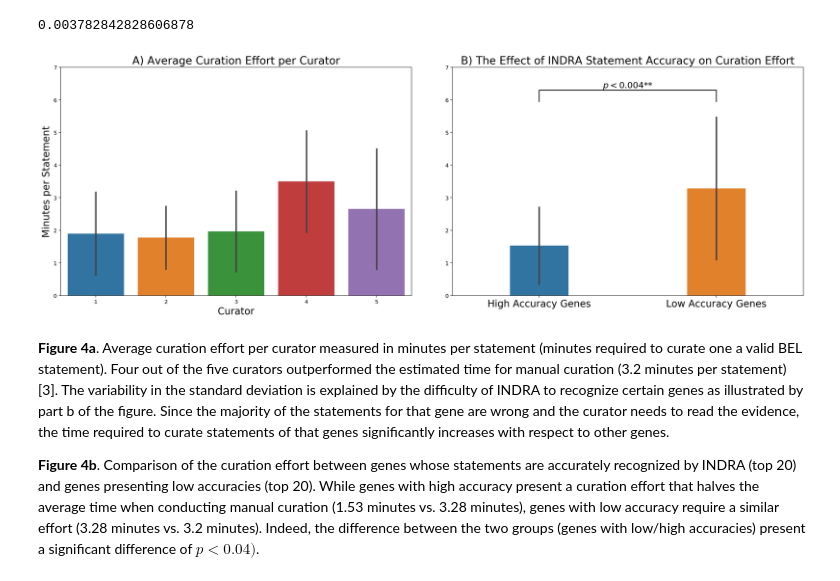
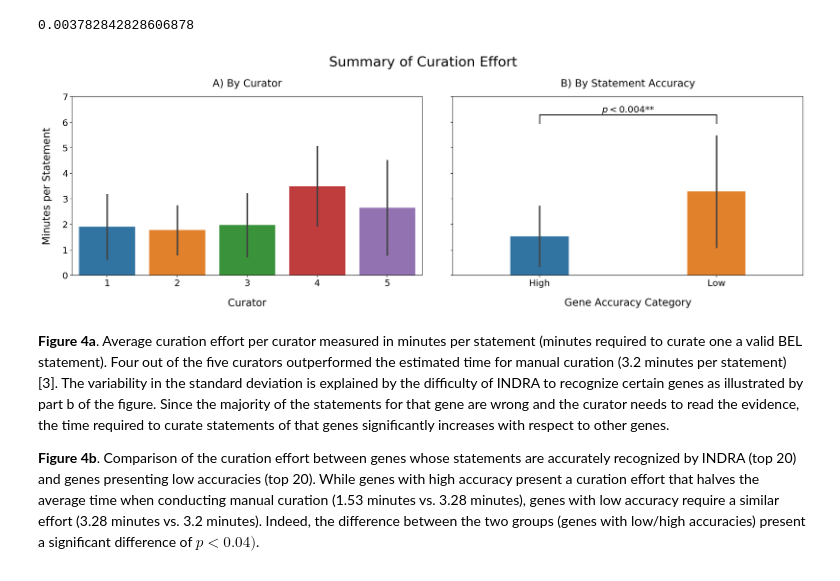
Before and after one commit to bel-enrichment/hbp-results, a Jupyter notebook: notebooks/INDRA Curation Notebook.ipynb, the cells around one changed output. Saved outputs shown, nothing was run; the diff lists cells and outputs as text; code cells hidden in the pictures.

```diff
--- a/notebooks/INDRA Curation Notebook.ipynb
+++ b/notebooks/INDRA Curation Notebook.ipynb
@@ -80,0 +69,3 @@ assert set(curation_df.index.values) == set(time_df.index.values) , "Genes in bo
+# %%
+time_df = pd.read_excel(time_curation_path, index_col=0)
+time_df = time_df[[v not in BLACKLIST for v in time_df.index]]
@@ -294,9 +336,17 @@ __Figure 3__. The bar chart shows the most common errors annotated by the curato
 
 In this part of the notebook, we analyze whether the proposed workflow with INDRA requires less amount of time to extract a valid BEL statement than standard manual curation.
 # %%
-"""Adapted from https://stackoverflow.com/questions/11517986/indicating-the-statistically-significant-difference-in-bar-graph"""
-def barplot_annotate_brackets(num1, num2, data, center, height, dh=.05, barh=.05, fs=18, maxasterix=None):
-
+def barplot_annotate_brackets(num1,
+                              num2,
+                              data,
+                              center,
+                              height,
+                              dh=.05,
+                              barh=.05,
+                              fs=18,
+                              maxasterix=None,
+                             ):
+    """Adapted from https://stackoverflow.com/questions/11517986/indicating-the-statistically-significant-difference-in-bar-graph"""
     text = data
 
     lx, ly = center[num1], height[num1]
@@ -337,54 +387,62 @@ print(p_value)
 # %% [output]
 0.003782842828606878
 # %%
-fig = plt.figure(figsize=(30, 7), dpi=140)
+fig, (lax, rax) = plt.subplots(1, 2, figsize=(20, 7), dpi=140, sharey=True)
+
+fig.suptitle('Summary of Curation Effort', fontsize=24)
 
 """Figure a)"""
-ax = fig.add_subplot(1, 3, 1)
-
 # Rearrange data for the plot
 data_df = pd.DataFrame({
     '1': pd.Series(curator_time_dict[1]),
     '2': pd.Series(curator_time_dict[2]),
     '3': pd.Series(curator_time_dict[3]),
     '4': pd.Series(curator_time_dict[4]),
     '5': pd.Series(curator_time_dict[5])
 })
 
-ax = sns.barplot(data=data_df, ci="sd")
+# Plot
+sns.barplot(data=data_df, ci="sd", ax=lax)
 
-ax.set_title('A) Average Curation Effort per Curator', fontsize='20')
-ax.set_xlabel("Curator", fontsize=18)
-ax.set_ylabel("Minutes per Statement", fontsize=18)
-ax.set_ylim(0, 7)
+# Labels
+lax.set_title('A) By Curator', fontsize=18, pad=18)
+lax.set_xlabel("Curator", fontsize=18, labelpad=18)
+lax.set_ylabel("Minutes per Statement", fontsize=18, labelpad=18)
+lax.set_ylim(0, 7)
+lax.tick_params(axis='x', labelsize=16)
+lax.tick_params(axis='y', labelsize=16)
 
 """Figure b)"""
-ax = fig.add_subplot(1, 3, 2)
-ax.set_title('B) The Effect of INDRA Statement Accuracy on Curation Effort', fontsize='20')
-
+# Data
 comparison_data = pd.DataFrame.from_dict({
-    "High Accuracy Genes": top_20_high_accuracy_genes,
-    "Low Accuracy Genes":  bottom_20_low_accuracy_genes,
+    "High": top_20_high_accuracy_genes,
+    "Low":  bottom_20_low_accuracy_genes,
 })
 
-ax = sns.barplot(data = comparison_data, ci="sd")
-ax.set_ylim(0, 7)
-plt.xticks(fontsize=18)
+# Plot
+sns.barplot(data = comparison_data, ci="sd", ax=rax)
 
-barplot_annotate_brackets(0, 1, '$p<{}$**'.format(round(p_value, 3)), [0, 1], [1.5, 5.6])
+# Labels
+rax.set_title('B) By Statement Accuracy', fontsize=18, pad=18)
+rax.set_xlabel("Gene Accuracy Category", fontsize=18, labelpad=18)
+rax.tick_params(axis='x', labelsize=16)
+rax.tick_params(axis='y', labelsize=16)
+
+barplot_annotate_brackets(0, 1, f'$p<{p_value:3.0}$**', [0, 1], [1.5, 5.6], fs=16)
 
 # Force bar width to be the same in both plots
-for bar in ax.patches:
+for bar in rax.patches:
     x = bar.get_x()
     width = bar.get_width()
     centre = x + width/2.
     bar.set_x(centre - 0.33/2.)
     bar.set_width(0.33)
 
-plt.tight_layout()
+plt.tight_layout(pad=5)
+plt.savefig('Figure 4.png')
 plt.show()
 # %% [output]
-[figure, old version]
+[figure, new version]
 # %% [markdown]
 **Figure 4a**. Average curation effort per curator measured in minutes per statement (minutes required to curate one a valid BEL statement). Four out of the five curators outperformed the estimated time for manual curation (3.2 minutes per statement) [3]. The variability in the standard deviation is explained by the difficulty of INDRA to recognize certain genes as illustrated by part b of the figure. Since the majority of the statements for that gene are wrong and the curator needs to read the evidence, the time required to curate statements of that genes significantly increases with respect to other genes.
 
```
Also changed, not shown: parts of 11 cells of this notebook, 5 other files.
